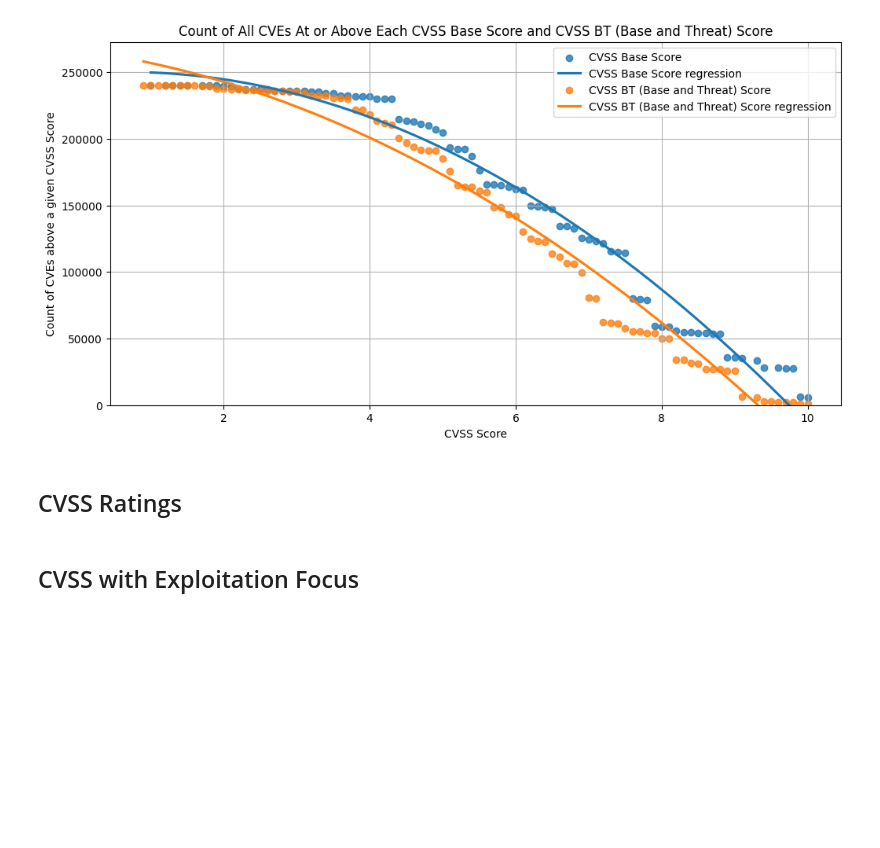
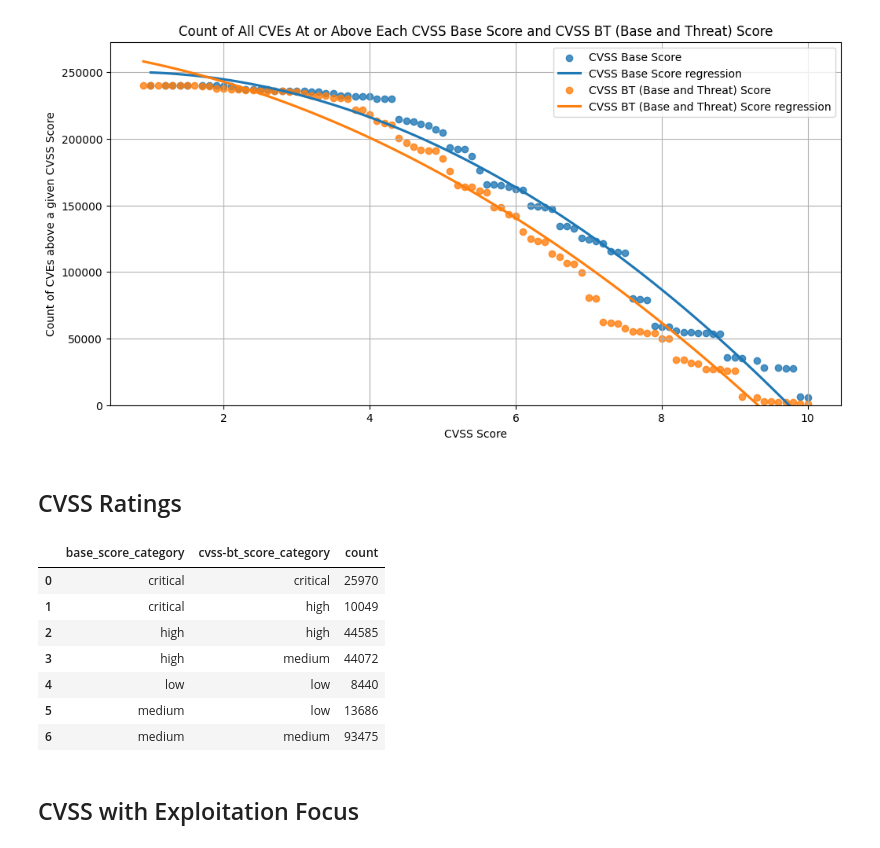
Before and after one commit to RiskBasedPrioritization/RiskBasedPrioritizationAnalysis, a Jupyter notebook: analysis/cvss-bt.ipynb, the cells around one changed output. Cells and saved outputs as stored; diff of their text form; code cells hidden in the pictures; blank space fills up the shorter version.

```diff
--- a/analysis/cvss-bt.ipynb
+++ b/analysis/cvss-bt.ipynb
@@ -204,3 +208,15 @@ fig = go.Figure(
 )
 # Show plot
 fig.show()
+# %%
+cvss_bt_sankey_data = df.groupby(['base_score_category', 'cvss-bt_score_category']).size().reset_index(name='count')
+cvss_bt_sankey_data
+# %% [output]
+|  | base_score_category | cvss-bt_score_category | count |
+| 0 | critical | critical | 25970 |
+| 1 | critical | high | 10049 |
+| 2 | high | high | 44585 |
+| 3 | high | medium | 44072 |
+| 4 | low | low | 8440 |
+| 5 | medium | low | 13686 |
+| 6 | medium | medium | 93475 |
```
Also changed, not shown: parts of 16 cells of this notebook.
